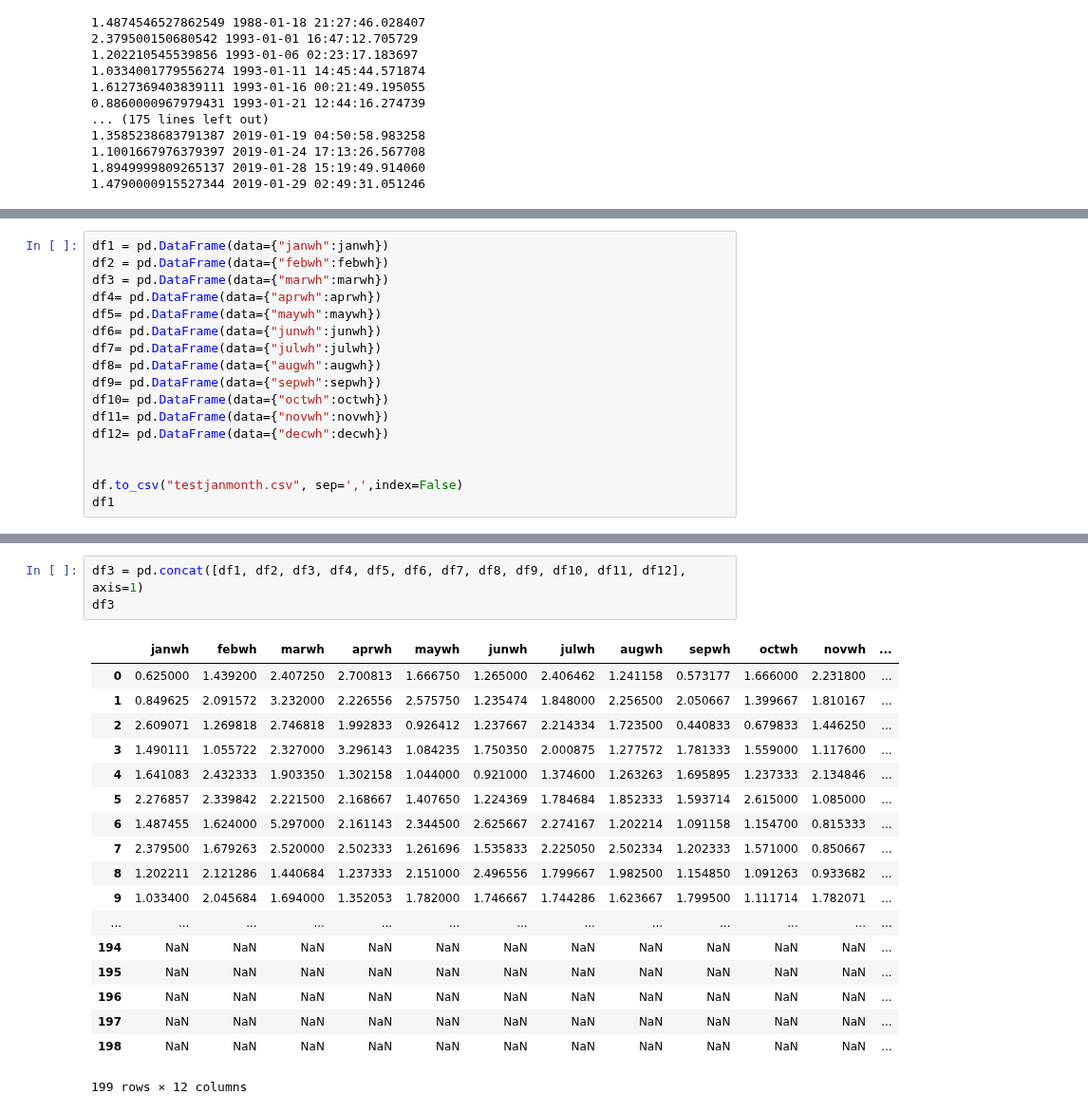
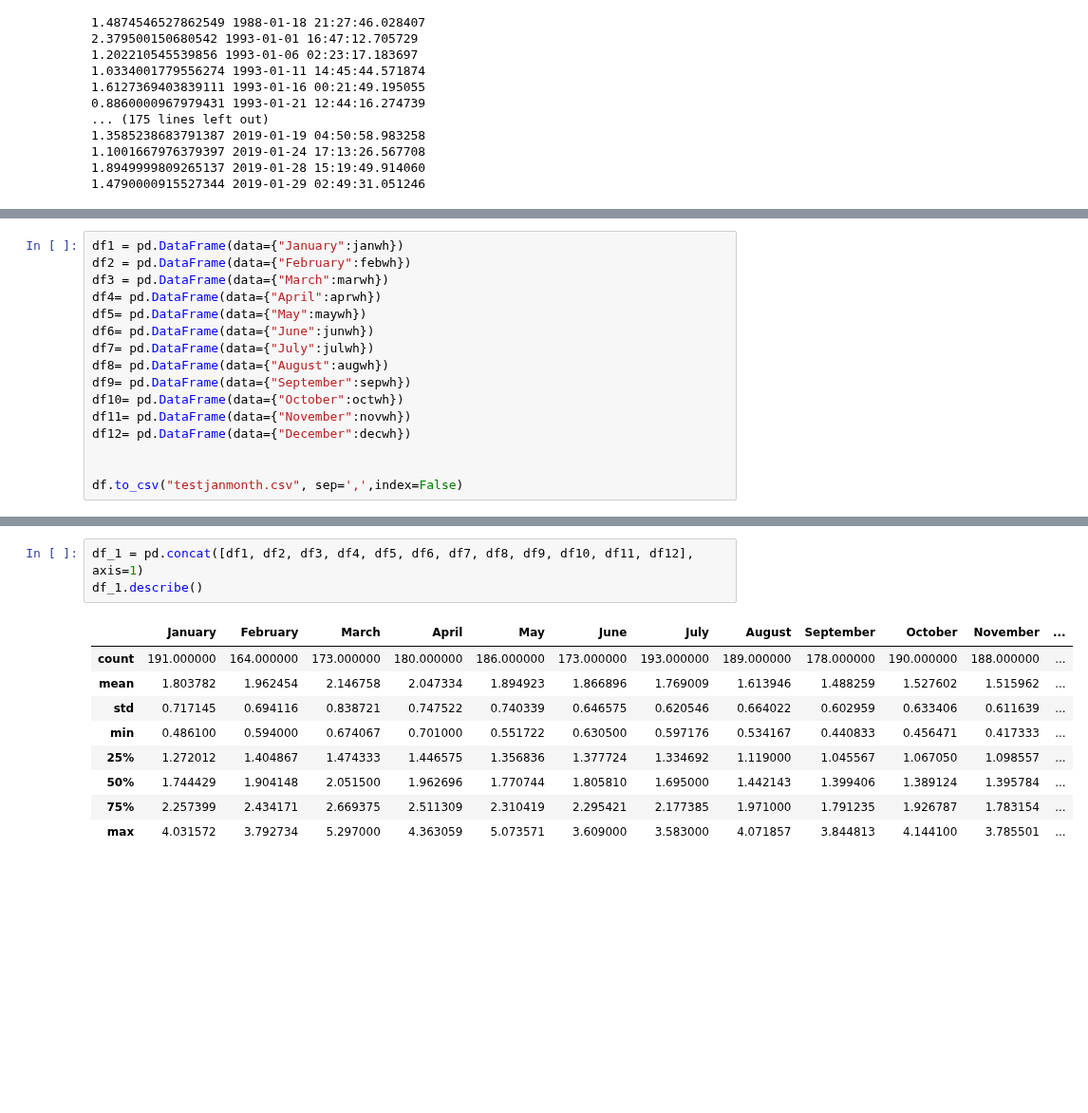
Before and after one commit to CourtneySmith32/Honours-Coursework, a Jupyter notebook: CBG_month.ipynb, the cells around one changed output, grey strips where cells are left out. Shown at 95% size. Cells and saved outputs as stored; diff of their text form; blank space fills up the shorter version.

```diff
--- a/CBG_month.ipynb
+++ b/CBG_month.ipynb
@@ -321,17 +302,16 @@ df
 # %%
-df1 = pd.DataFrame(data={"janwh":janwh})
-df2 = pd.DataFrame(data={"febwh":febwh})
-df3 = pd.DataFrame(data={"marwh":marwh})
-df4= pd.DataFrame(data={"aprwh":aprwh})
-df5= pd.DataFrame(data={"maywh":maywh})
-df6= pd.DataFrame(data={"junwh":junwh})
-df7= pd.DataFrame(data={"julwh":julwh})
-df8= pd.DataFrame(data={"augwh":augwh})
-df9= pd.DataFrame(data={"sepwh":sepwh})
-df10= pd.DataFrame(data={"octwh":octwh})
-df11= pd.DataFrame(data={"novwh":novwh})
-df12= pd.DataFrame(data={"decwh":decwh})
+df1 = pd.DataFrame(data={"January":janwh})
+df2 = pd.DataFrame(data={"February":febwh})
+df3 = pd.DataFrame(data={"March":marwh})
+df4= pd.DataFrame(data={"April":aprwh})
+df5= pd.DataFrame(data={"May":maywh})
+df6= pd.DataFrame(data={"June":junwh})
+df7= pd.DataFrame(data={"July":julwh})
+df8= pd.DataFrame(data={"August":augwh})
+df9= pd.DataFrame(data={"September":sepwh})
+df10= pd.DataFrame(data={"October":octwh})
+df11= pd.DataFrame(data={"November":novwh})
+df12= pd.DataFrame(data={"December":decwh})
 
 
 df.to_csv("testjanmonth.csv", sep=',',index=False)
-df1
@@ -357,22 +318,13 @@ df1
 # %%
-df3 = pd.concat([df1, df2, df3, df4, df5, df6, df7, df8, df9, df10, df11, df12], axis=1)
-df3
+df_1 = pd.concat([df1, df2, df3, df4, df5, df6, df7, df8, df9, df10, df11, df12], axis=1)
+df_1.describe()
 # %% [output]
-|  | janwh | febwh | marwh | aprwh | maywh | junwh | julwh | augwh | sepwh | octwh | novwh | ... |
-| 0 | 0.625000 | 1.439200 | 2.407250 | 2.700813 | 1.666750 | 1.265000 | 2.406462 | 1.241158 | 0.573177 | 1.666000 | 2.231800 | ... |
-| 1 | 0.849625 | 2.091572 | 3.232000 | 2.226556 | 2.575750 | 1.235474 | 1.848000 | 2.256500 | 2.050667 | 1.399667 | 1.810167 | ... |
-| 2 | 2.609071 | 1.269818 | 2.746818 | 1.992833 | 0.926412 | 1.237667 | 2.214334 | 1.723500 | 0.440833 | 0.679833 | 1.446250 | ... |
-| 3 | 1.490111 | 1.055722 | 2.327000 | 3.296143 | 1.084235 | 1.750350 | 2.000875 | 1.277572 | 1.781333 | 1.559000 | 1.117600 | ... |
-| 4 | 1.641083 | 2.432333 | 1.903350 | 1.302158 | 1.044000 | 0.921000 | 1.374600 | 1.263263 | 1.695895 | 1.237333 | 2.134846 | ... |
-| 5 | 2.276857 | 2.339842 | 2.221500 | 2.168667 | 1.407650 | 1.224369 | 1.784684 | 1.852333 | 1.593714 | 2.615000 | 1.085000 | ... |
-| 6 | 1.487455 | 1.624000 | 5.297000 | 2.161143 | 2.344500 | 2.625667 | 2.274167 | 1.202214 | 1.091158 | 1.154700 | 0.815333 | ... |
-| 7 | 2.379500 | 1.679263 | 2.520000 | 2.502333 | 1.261696 | 1.535833 | 2.225050 | 2.502334 | 1.202333 | 1.571000 | 0.850667 | ... |
-| 8 | 1.202211 | 2.121286 | 1.440684 | 1.237333 | 2.151000 | 2.496556 | 1.799667 | 1.982500 | 1.154850 | 1.091263 | 0.933682 | ... |
-| 9 | 1.033400 | 2.045684 | 1.694000 | 1.352053 | 1.782000 | 1.746667 | 1.744286 | 1.623667 | 1.799500 | 1.111714 | 1.782071 | ... |
-| ... | ... | ... | ... | ... | ... | ... | ... | ... | ... | ... | ... | ... |
-| 194 | NaN | NaN | NaN | NaN | NaN | NaN | NaN | NaN | NaN | NaN | NaN | ... |
-| 195 | NaN | NaN | NaN | NaN | NaN | NaN | NaN | NaN | NaN | NaN | NaN | ... |
-| 196 | NaN | NaN | NaN | NaN | NaN | NaN | NaN | NaN | NaN | NaN | NaN | ... |
-| 197 | NaN | NaN | NaN | NaN | NaN | NaN | NaN | NaN | NaN | NaN | NaN | ... |
-| 198 | NaN | NaN | NaN | NaN | NaN | NaN | NaN | NaN | NaN | NaN | NaN | ... |
+|  | January | February | March | April | May | June | July | August | September | October | November | ... |
+| count | 191.000000 | 164.000000 | 173.000000 | 180.000000 | 186.000000 | 173.000000 | 193.000000 | 189.000000 | 178.000000 | 190.000000 | 188.000000 | ... |
+| mean | 1.803782 | 1.962454 | 2.146758 | 2.047334 | 1.894923 | 1.866896 | 1.769009 | 1.613946 | 1.488259 | 1.527602 | 1.515962 | ... |
+| std | 0.717145 | 0.694116 | 0.838721 | 0.747522 | 0.740339 | 0.646575 | 0.620546 | 0.664022 | 0.602959 | 0.633406 | 0.611639 | ... |
+| min | 0.486100 | 0.594000 | 0.674067 | 0.701000 | 0.551722 | 0.630500 | 0.597176 | 0.534167 | 0.440833 | 0.456471 | 0.417333 | ... |
+| 25% | 1.272012 | 1.404867 | 1.474333 | 1.446575 | 1.356836 | 1.377724 | 1.334692 | 1.119000 | 1.045567 | 1.067050 | 1.098557 | ... |
+| 50% | 1.744429 | 1.904148 | 2.051500 | 1.962696 | 1.770744 | 1.805810 | 1.695000 | 1.442143 | 1.399406 | 1.389124 | 1.395784 | ... |
+| 75% | 2.257399 | 2.434171 | 2.669375 | 2.511309 | 2.310419 | 2.295421 | 2.177385 | 1.971000 | 1.791235 | 1.926787 | 1.783154 | ... |
+| max | 4.031572 | 3.792734 | 5.297000 | 4.363059 | 5.073571 | 3.609000 | 3.583000 | 4.071857 | 3.844813 | 4.144100 | 3.785501 | ... |
-199 rows × 12 columns
```
Also changed, not shown: parts of 7 cells of this notebook.
